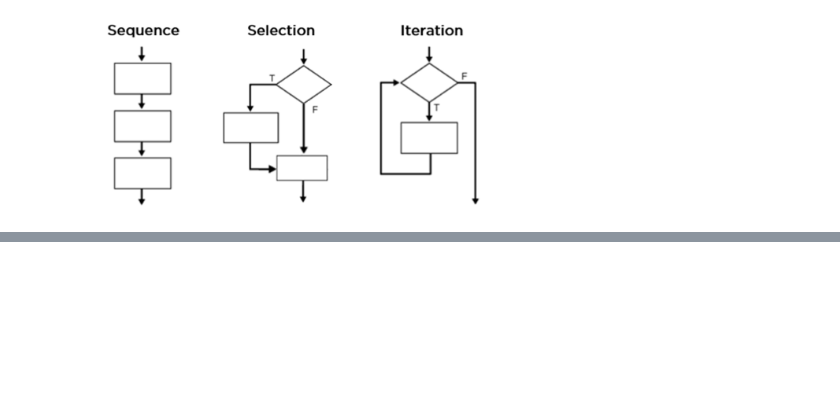
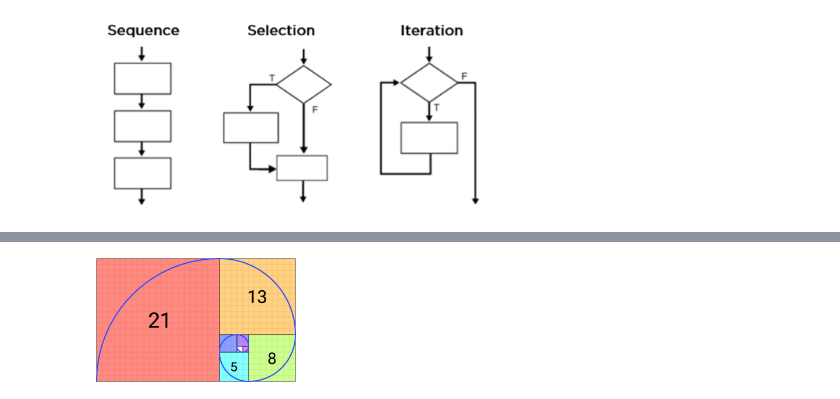
Before and after one commit to shaymaa-nabil/AUC-Fundamentals-of-Data-Science-II-Spring-2023, a Jupyter notebook: notebooks/lecture04.ipynb, the cells around one changed output, grey strips where cells are left out. Saved outputs shown, nothing was run; the diff lists cells and outputs as text; code cells hidden in the pictures; blank space fills up the shorter version.

```diff
--- a/notebooks/lecture04.ipynb
+++ b/notebooks/lecture04.ipynb
@@ -24,0 +220,5 @@ display(Image(filename="images/control-flow.png", width = 400))
+# %%
+from IPython.display import display, Image
+display(Image(filename="images/fibonacci_spiral.png", width = 200))
+# %% [output]
+[figure, added]
```
Also changed, not shown: parts of 30 cells of this notebook, 5 other files.
